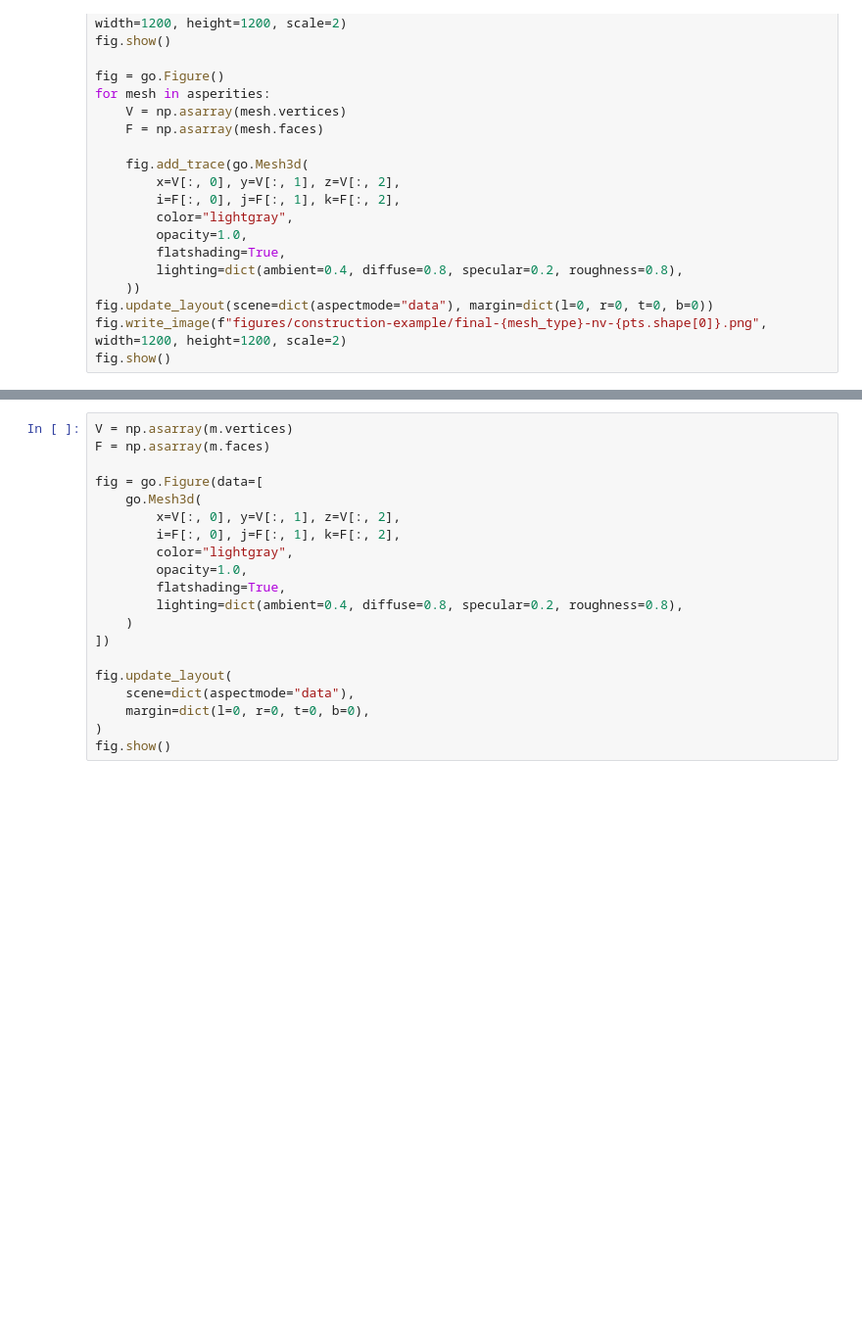
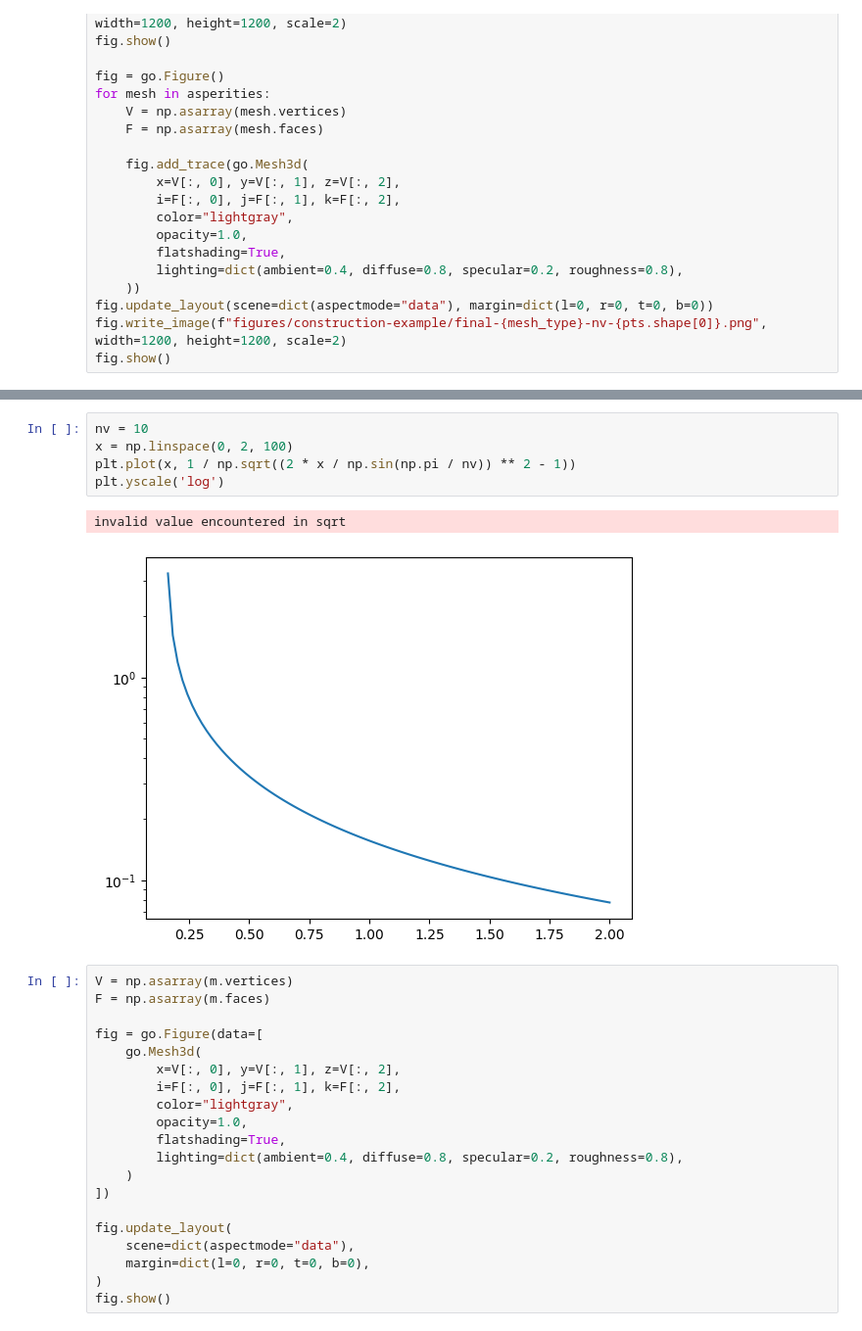
Before and after one commit to mmccraw98/notebooks-fall-25, a Jupyter notebook: 12/testing-jaxdem-scripts/clump-construction/meshing_schemes.ipynb, the cells around one changed output, grey strips where cells are left out. Shown at 98% size. Saved outputs shown, nothing was run; the diff lists cells and outputs as text; blank space fills up the shorter version.

```diff
--- a/12/testing-jaxdem-scripts/clump-construction/meshing_schemes.ipynb
+++ b/12/testing-jaxdem-scripts/clump-construction/meshing_schemes.ipynb
@@ -291,3 +459,11 @@ fig.show()
+# %%
+nv = 10
+x = np.linspace(0, 2, 100)
+plt.plot(x, 1 / np.sqrt((2 * x / np.sin(np.pi / nv)) ** 2 - 1))
+plt.yscale('log')
+# %% [output]
+invalid value encountered in sqrt
+[figure, added]
 # %%
 V = np.asarray(m.vertices)
 F = np.asarray(m.faces)
```
Also changed, not shown: parts of 4 cells of this notebook, 27 other files.
